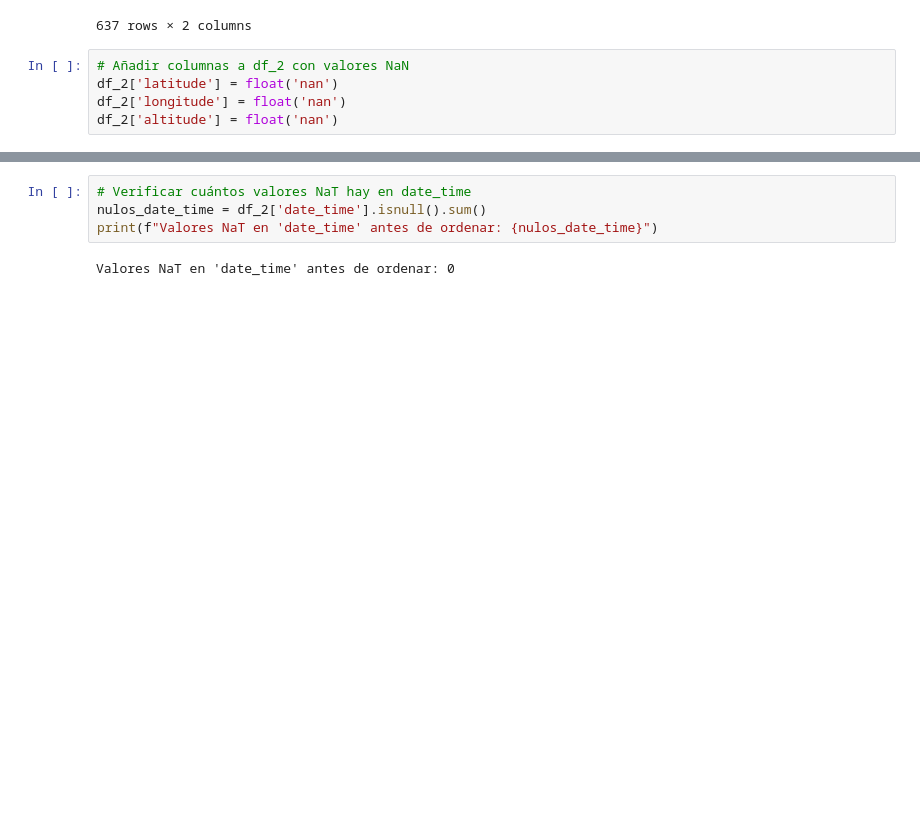
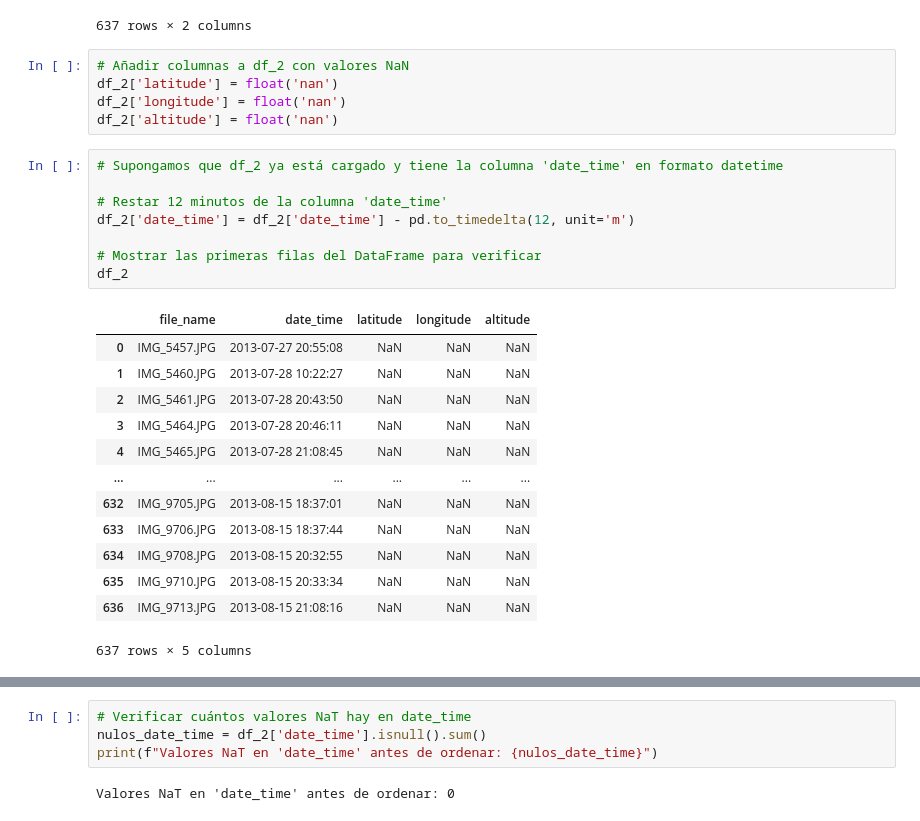
Before and after one commit to RubenMaestre/viaje_usa, a Jupyter notebook: cuadernos/cuaderno_1.ipynb, the cells around one changed output, grey strips where cells are left out. Saved outputs shown, nothing was run; the diff lists cells and outputs as text; blank space fills up the shorter version.

```diff
--- a/cuadernos/cuaderno_1.ipynb
+++ b/cuadernos/cuaderno_1.ipynb
@@ -277,6 +277,28 @@ df_2
 df_2['latitude'] = float('nan')
 df_2['longitude'] = float('nan')
 df_2['altitude'] = float('nan')
+# %%
+# Supongamos que df_2 ya está cargado y tiene la columna 'date_time' en formato datetime
+
+# Restar 12 minutos de la columna 'date_time'
+df_2['date_time'] = df_2['date_time'] - pd.to_timedelta(12, unit='m')
+
+# Mostrar las primeras filas del DataFrame para verificar
+df_2
+# %% [output]
+|  | file_name | date_time | latitude | longitude | altitude |
+| 0 | IMG_5457.JPG | 2013-07-27 20:55:08 | NaN | NaN | NaN |
+| 1 | IMG_5460.JPG | 2013-07-28 10:22:27 | NaN | NaN | NaN |
+| 2 | IMG_5461.JPG | 2013-07-28 20:43:50 | NaN | NaN | NaN |
+| 3 | IMG_5464.JPG | 2013-07-28 20:46:11 | NaN | NaN | NaN |
+| 4 | IMG_5465.JPG | 2013-07-28 21:08:45 | NaN | NaN | NaN |
+| ... | ... | ... | ... | ... | ... |
+| 632 | IMG_9705.JPG | 2013-08-15 18:37:01 | NaN | NaN | NaN |
+| 633 | IMG_9706.JPG | 2013-08-15 18:37:44 | NaN | NaN | NaN |
+| 634 | IMG_9708.JPG | 2013-08-15 20:32:55 | NaN | NaN | NaN |
+| 635 | IMG_9710.JPG | 2013-08-15 20:33:34 | NaN | NaN | NaN |
+| 636 | IMG_9713.JPG | 2013-08-15 21:08:16 | NaN | NaN | NaN |
+637 rows × 5 columns
 # %%
 df_unido = pd.concat([df_1, df_2], ignore_index=True)
 df_unido
```
Also changed, not shown: parts of 9 cells of this notebook, 4 other files.
